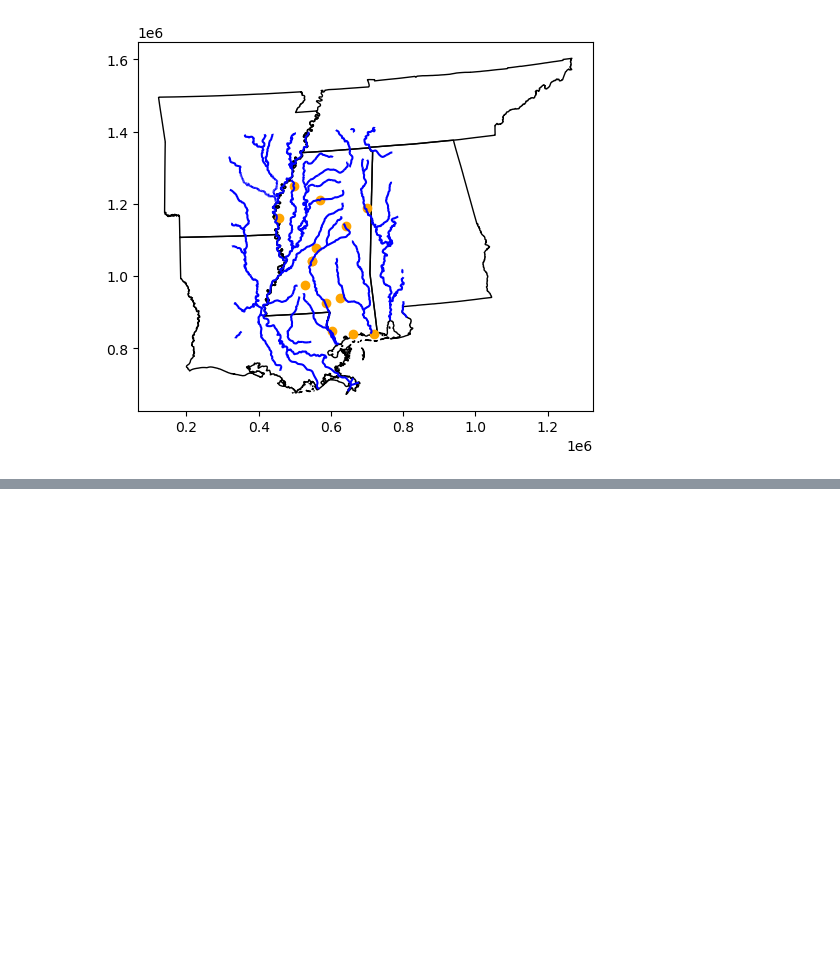
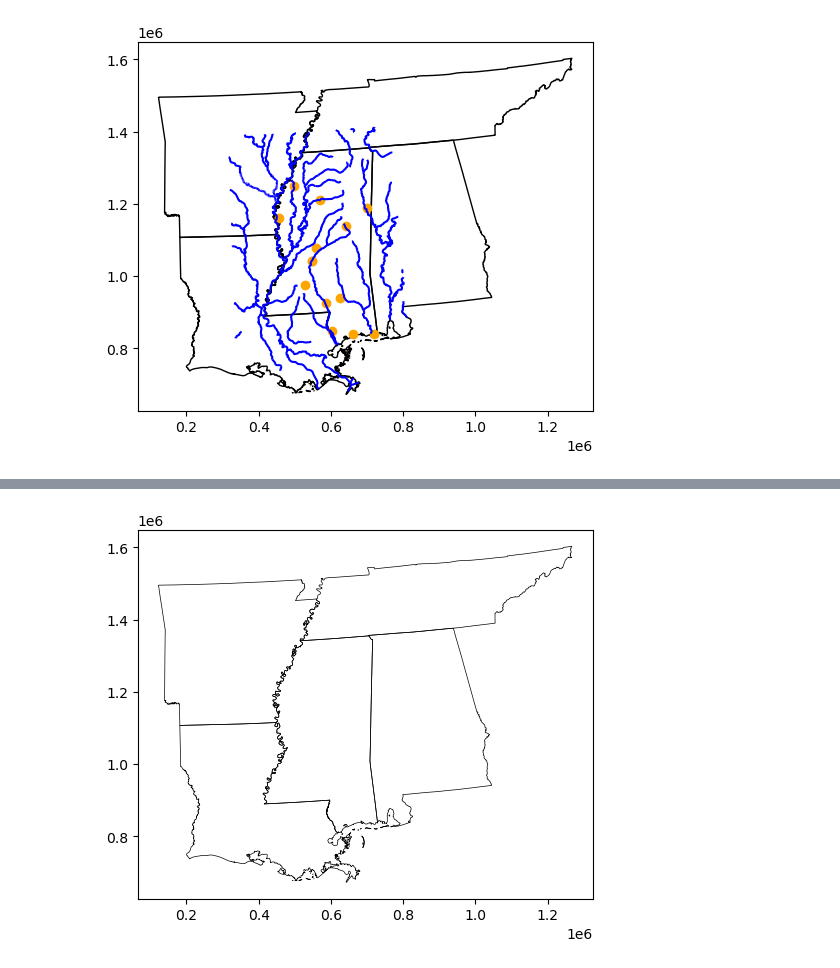
Before and after one commit to kerriegeil/DEV_canvas_beginner_py, a Jupyter notebook: IntroToGeopandas.ipynb, the cells around one changed output, grey strips where cells are left out. Cells and saved outputs as stored; diff of their text form; code cells hidden in the pictures; blank space fills up the shorter version.

```diff
--- a/IntroToGeopandas.ipynb
+++ b/IntroToGeopandas.ipynb
@@ -90,0 +183,4 @@ gdf_states.plot()
+# %%
+# save the result to a new column in the GeoDataFrame
+gdf_states['area_km2'] = gdf_states.area /1E6
+gdf_states
@@ -224,3 +544,7 @@ sites.centroid.plot(ax=ax,color='orange')
+# %%
+ax = gdf_states.geometry.boundary.plot(color='black',lw=0.5)#facecolor='none',edgecolor='black')
+# %% [output]
+[figure, added]
 # %%
 import openpyxl
 import pandas as pd
```
Also changed, not shown: parts of 62 cells of this notebook.
